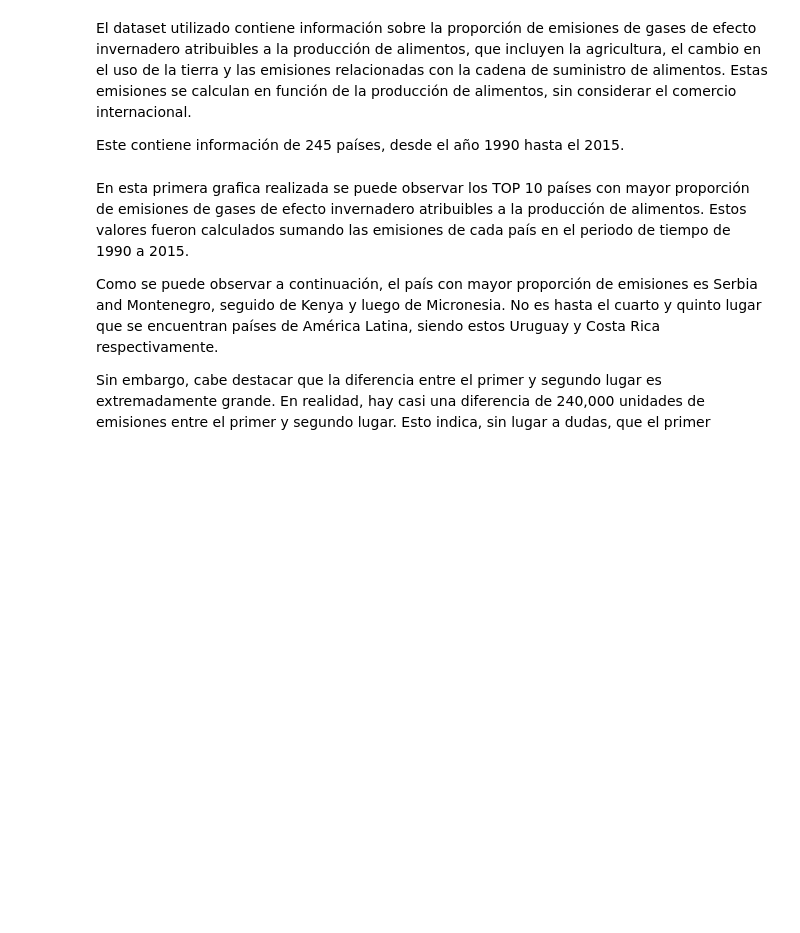
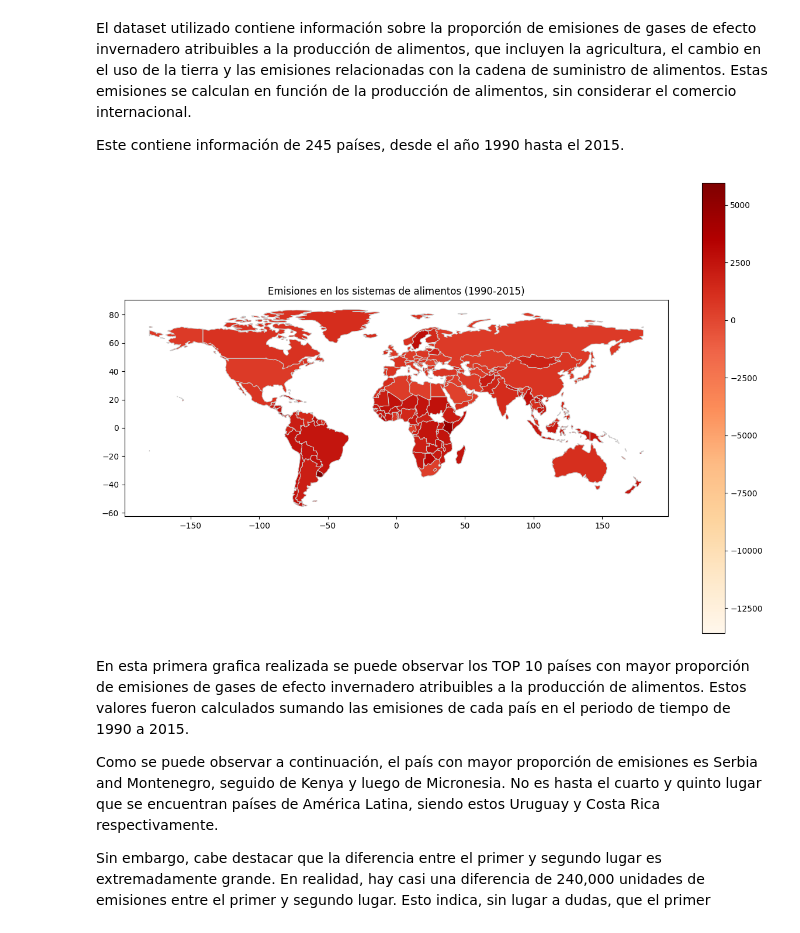
Before and after one commit to stefanoaragoni/datascience_lab9, a Jupyter notebook: lab9.ipynb, the cells around one changed output. Drawn from its saved outputs; the diff is of its cells as text; code cells hidden in the pictures; blank space fills up the shorter version.

Commit message:
GRAPH

```diff
--- a/lab9.ipynb
+++ b/lab9.ipynb
@@ -151,3 +134,19 @@ plt.show()
+# %%
+# Grafica de Mundo Comparando Emisiones de Paises
+
+world = gpd.read_file(gpd.datasets.get_path('naturalearth_lowres'))
+dataset_mapa = dataset.groupby(['Code']).sum().reset_index()
+
+world_emissions = world.merge(dataset_mapa, left_on='iso_a3', right_on='Code', how='inner')
+
+
+fig, ax = plt.subplots(1, 1, figsize=(15, 10))
+world_emissions.plot(column='Emissions', cmap='OrRd', linewidth=0.8, ax=ax, edgecolor='0.8', legend=True)
+ax.set_title('Emisiones en los sistemas de alimentos (1990-2015)')
+sm = plt.cm.ScalarMappable(cmap='OrRd', norm=plt.Normalize(vmin=world_emissions['Emissions'].min(), vmax=world_emissions['Emissions'].max()))
+plt.show()
+# %% [output]
+[figure, added]
 # %% [markdown]
 En esta primera grafica realizada se puede observar los TOP 10 países con mayor proporción de emisiones de gases de efecto invernadero atribuibles a la producción de alimentos. Estos valores fueron calculados sumando las emisiones de cada país en el periodo de tiempo de 1990 a 2015.
 
```
Also changed, not shown: parts of 6 cells of this notebook.
